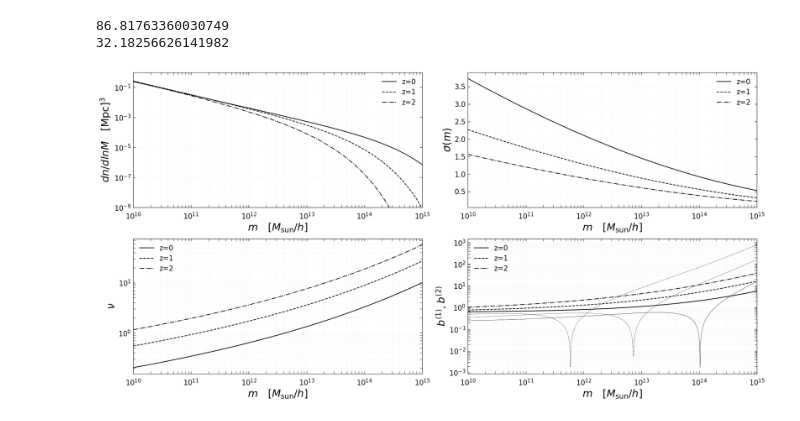
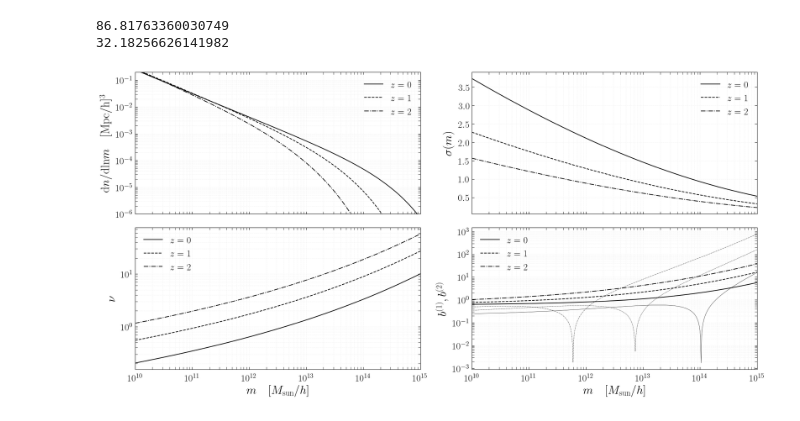
Before and after one commit to CLASS-SZ/notebooks, a Jupyter notebook: class_sz_hmf_and_sigma.ipynb, the cells around one changed output. Saved outputs shown, nothing was run; the diff lists cells and outputs as text; code cells hidden in the pictures.

```diff
--- a/class_sz_hmf_and_sigma.ipynb
+++ b/class_sz_hmf_and_sigma.ipynb
@@ -30,6 +30,17 @@ cosmo_params = {
 
 }
 
+
+
+font = {'family':'STIXGeneral'}
+axislabelfontsize='large'
+matplotlib.rc('font', **font)
+
+plt.rcParams.update({
+    "text.usetex": True,
+    "font.family": "sans-serif",
+    "font.sans-serif": ["Helvetica"]})
+
 # # a simple conversion from cl's to dl's
 # def l_to_dl(lp):
 #     return lp*(lp+1.)/2./np.pi
@@ -81,11 +87,11 @@ b1 = np.vectorize(M.get_first_order_bias_at_z_and_nu)
 b2 = np.vectorize(M.get_second_order_bias_at_z_and_nu)
 # %%
 
-label_size = 15
-title_size = 22
+label_size = 20
+title_size = 25
 legend_size = 13
 handle_length = 1.5
-fig, ((ax1,ax2),(ax3,ax4)) = plt.subplots(2,2,figsize=(20,10))
+fig, ((ax1,ax2),(ax3,ax4)) = plt.subplots(2,2,figsize=(20,10),sharex=True)
 ax = ax1
 ax.tick_params(axis = 'x',which='both',length=5,direction='in', pad=10)
 ax.tick_params(axis = 'y',which='both',length=5,direction='in', pad=5)
@@ -95,22 +101,22 @@ plt.setp(ax.get_yticklabels(), rotation='horizontal', fontsize=label_size)
 plt.setp(ax.get_xticklabels(), fontsize=label_size)
 ax.grid( visible=True, which="both", alpha=0.1, linestyle='--')
 
-ax.set_xlabel(r'$m\quad[M_\mathrm{sun}/h]$',size=title_size)
-ax.set_ylabel(r'$dn/dlnM\quad[\mathrm{Mpc}]^3$',size=title_size)
+# ax.set_xlabel(r'$m\quad[M_\mathrm{sun}/h]$',size=title_size)
+ax.set_ylabel(r'$\mathrm{d}n/\mathrm{dln} m\quad[\mathrm{Mpc/h}]^3$',size=title_size,labelpad=8)
 
 z = 0.
-ax.plot(m_arr,dndlnm(z,m_arr),label=r'z=%.0f'%z,alpha=1.,c='k')
+ax.plot(m_arr,dndlnm(z,m_arr),label=r'$z=%.0f$'%z,alpha=1.,c='k')
 z = 1.
-ax.plot(m_arr,dndlnm(z,m_arr),label=r'z=%.0f'%z,alpha=1.,c='k',ls='--')
+ax.plot(m_arr,dndlnm(z,m_arr),label=r'$z=%.0f$'%z,alpha=1.,c='k',ls='--')
 z = 2.
-ax.plot(m_arr,dndlnm(z,m_arr),label=r'z=%.0f'%z,alpha=1.,c='k',ls='-.')
+ax.plot(m_arr,dndlnm(z,m_arr),label=r'$z=%.0f$'%z,alpha=1.,c='k',ls='-.')
 
 ax.loglog()
 
-ax.set_ylim(1e-9,1)
+ax.set_ylim(1e-6,2e-1)
 ax.set_xlim(params['M_min'],params['M_max'])
 
-ax.legend(loc=1,frameon=False,framealpha=1,fontsize=15)
+ax.legend(loc=1,frameon=False,framealpha=1,fontsize=20)
 
 # ax.set_title(r'$z=0$')
 
@@ -123,15 +129,15 @@ plt.setp(ax.get_yticklabels(), rotation='horizontal', fontsize=label_size)
 plt.setp(ax.get_xticklabels(), fontsize=label_size)
 ax.grid( visible=True, which="both", alpha=0.1, linestyle='--')
 
-ax.set_xlabel(r'$m\quad[M_\mathrm{sun}/h]$',size=title_size)
-ax.set_ylabel(r'$\sigma(m)$',size=title_size)
+# ax.set_xlabel(r'$m\quad[M_\mathrm{sun}/h]$',size=title_size)
+ax.set_ylabel(r'$\sigma(m)$',size=title_size,labelpad=8)
 
 z = 0.
-ax.plot(m_arr,sigma(z,m_arr),label=r'z=%.0f'%z,alpha=1.,c='k')
+ax.plot(m_arr,sigma(z,m_arr),label=r'$z=%.0f$'%z,alpha=1.,c='k')
 z = 1.
-ax.plot(m_arr,sigma(z,m_arr),label=r'z=%.0f'%z,alpha=1.,c='k',ls='--')
+ax.plot(m_arr,sigma(z,m_arr),label=r'$z=%.0f$'%z,alpha=1.,c='k',ls='--')
 z = 2.
-ax.plot(m_arr,sigma(z,m_arr),label=r'z=%.0f'%z,alpha=1.,c='k',ls='-.')
+ax.plot(m_arr,sigma(z,m_arr),label=r'$z=%.0f$'%z,alpha=1.,c='k',ls='-.')
 
 
 ax.set_xscale('log')
@@ -139,7 +145,7 @@ ax.set_xscale('log')
 # ax.set_xlim(2e-3,1e1)
 ax.set_xlim(params['M_min'],params['M_max'])
 
-ax.legend(loc=1,frameon=False,framealpha=1,fontsize=15)
+ax.legend(loc=1,frameon=False,framealpha=1,fontsize=20)
 
 # ax.set_title(r'$z=1$')
 
@@ -153,15 +159,15 @@ plt.setp(ax.get_xticklabels(), fontsize=label_size)
 ax.grid( visible=True, which="both", alpha=0.1, linestyle='--')
 
 ax.set_xlabel(r'$m\quad[M_\mathrm{sun}/h]$',size=title_size)
-ax.set_ylabel(r'$\nu$',size=title_size)
+ax.set_ylabel(r'$\nu$',size=title_size,labelpad=8)
 
 
 z = 0.
-ax.plot(m_arr,nu(z,m_arr),label=r'z=%.0f'%z,alpha=1.,c='k')
+ax.plot(m_arr,nu(z,m_arr),label=r'$z=%.0f$'%z,alpha=1.,c='k')
 z = 1.
-ax.plot(m_arr,nu(z,m_arr),label=r'z=%.0f'%z,alpha=1.,c='k',ls='--')
+ax.plot(m_arr,nu(z,m_arr),label=r'$z=%.0f$'%z,alpha=1.,c='k',ls='--')
 z = 2.
-ax.plot(m_arr,nu(z,m_arr),label=r'z=%.0f'%z,alpha=1.,c='k',ls='-.')
+ax.plot(m_arr,nu(z,m_arr),label=r'$z=%.0f$'%z,alpha=1.,c='k',ls='-.')
 
 ax.loglog()
 
@@ -169,7 +175,7 @@ ax.loglog()
 # ax.set_xlim(2e-3,1e1)
 ax.set_xlim(params['M_min'],params['M_max'])
 
-ax.legend(loc=2,frameon=False,framealpha=1,fontsize=15)
+ax.legend(loc=2,frameon=False,framealpha=1,fontsize=20)
 
 # ax.set_title(r'$z=2$')
 
@@ -180,36 +186,36 @@ ax.xaxis.set_ticks_position('both')
 ax.yaxis.set_ticks_position('both')
 plt.setp(ax.get_yticklabels(), rotation='horizontal', fontsize=label_size)
 plt.setp(ax.get_xticklabels(), fontsize=label_size)
 ax.grid( visible=True, which="both", alpha=0.1, linestyle='--')
 
 ax.set_xlabel(r'$m\quad[M_\mathrm{sun}/h]$',size=title_size)
-ax.set_ylabel(r'$b^{(1)}, b^{(2)}$',size=title_size)
+ax.set_ylabel(r'$b^{(1)}, b^{(2)}$',size=title_size,labelpad=8)
 
 
 z = 0.
-ax.plot(m_arr,b1(z,nu(z,m_arr)),label=r'z=%.0f'%z,alpha=1.,c='k')
+ax.plot(m_arr,b1(z,nu(z,m_arr)),label=r'$z=%.0f$'%z,alpha=1.,c='k')
 ax.plot(m_arr,np.abs(b2(z,nu(z,m_arr))),alpha=1.,c='k',lw=0.5)
 z = 1.
-ax.plot(m_arr,b1(z,nu(z,m_arr)),label=r'z=%.0f'%z,alpha=1.,c='k',ls='--')
+ax.plot(m_arr,b1(z,nu(z,m_arr)),label=r'$z=%.0f$'%z,alpha=1.,c='k',ls='--')
 ax.plot(m_arr,np.abs(b2(z,nu(z,m_arr))),alpha=1.,c='k',ls='--',lw=0.5)
 z = 2.
-ax.plot(m_arr,b1(z,nu(z,m_arr)),label=r'z=%.0f'%z,alpha=1.,c='k',ls='-.')
+ax.plot(m_arr,b1(z,nu(z,m_arr)),label=r'$z=%.0f$'%z,alpha=1.,c='k',ls='-.')
 ax.plot(m_arr,np.abs(b2(z,nu(z,m_arr))),alpha=1.,c='k',ls='-.',lw=0.5)
 
 ax.set_xscale('log')
 ax.set_yscale('log')
 
 # ax.set_ylim(1e1,1e5)
 # ax.set_xlim(2e-3,1e1)
 ax.set_xlim(params['M_min'],params['M_max'])
-ax.legend(loc=2,frameon=False,framealpha=1,fontsize=15)
+ax.legend(loc=2,frameon=False,framealpha=1,fontsize=20)
 
 # ax.set_title(r'$z=2$')
 
 
 
 
 fig.tight_layout()
 plt.savefig('figures/hmf.pdf')
 # %% [output]
-[figure, old version]
+[figure, new version]
```
Also changed, not shown: parts of 2 cells of this notebook, 5 other files.
